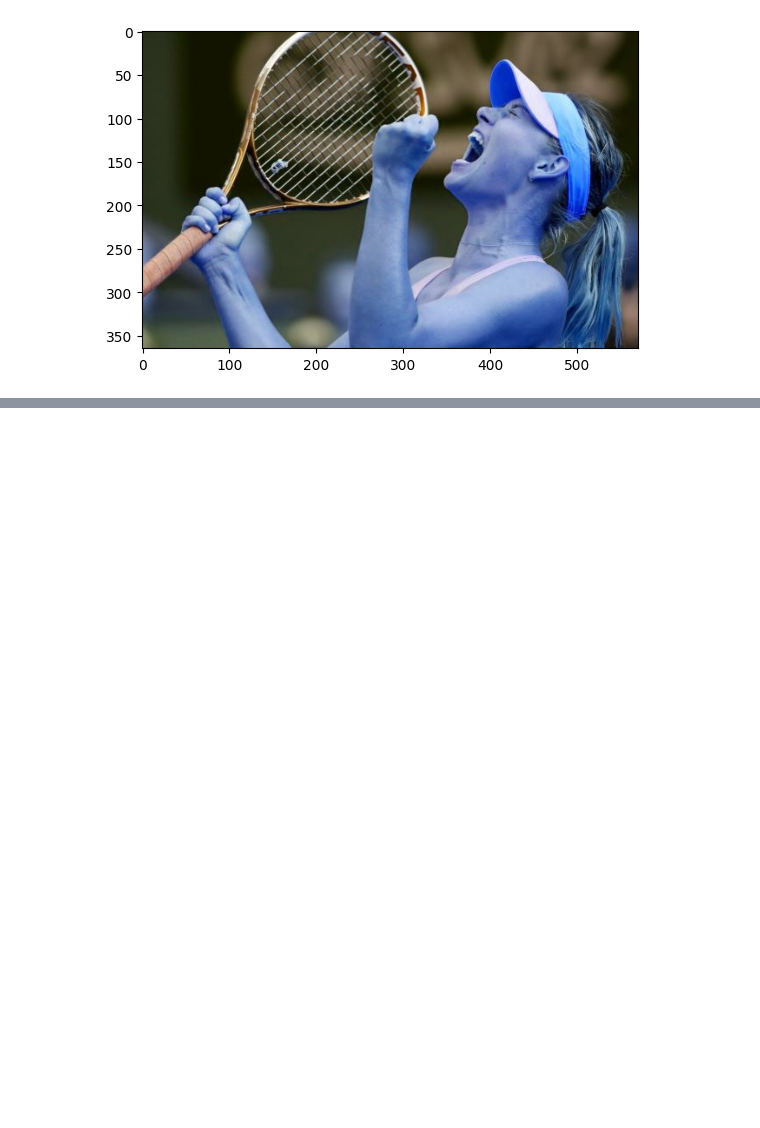
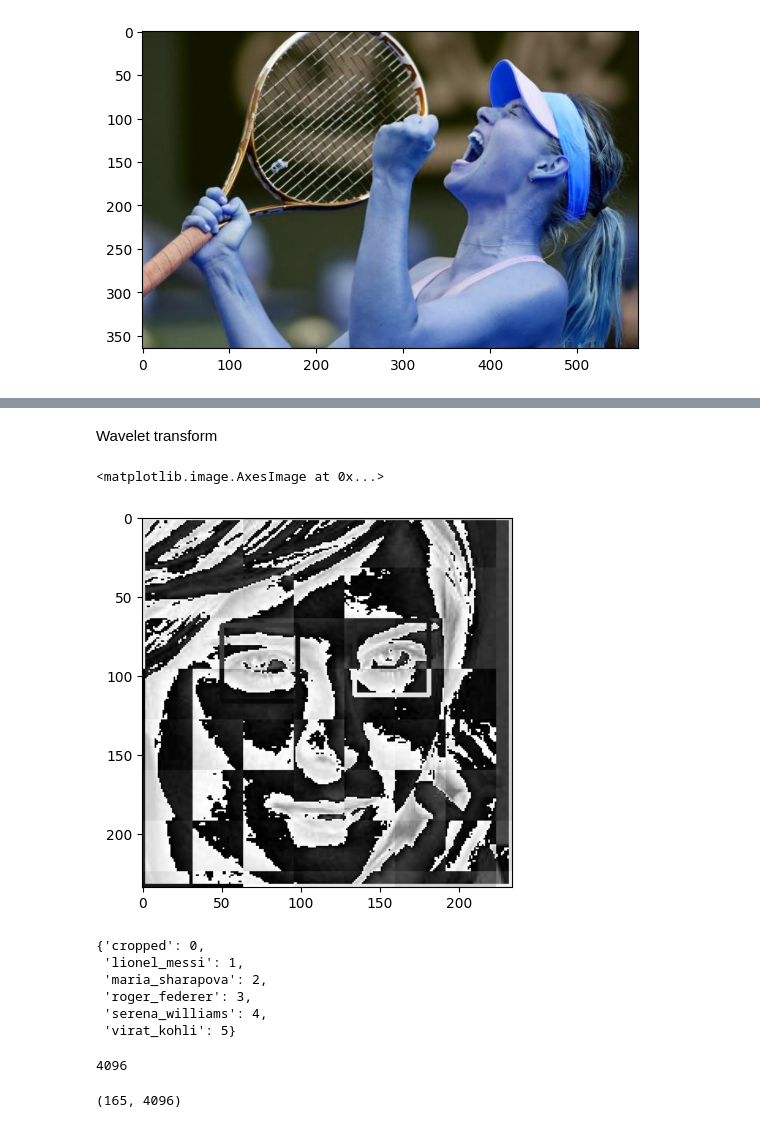
Before and after one commit to Ankurac7/CelebrityFaceRecognition, a Jupyter notebook: model/sports_celebrity_classification.ipynb, the cells around one changed output, grey strips where cells are left out. Saved outputs shown, nothing was run; the diff lists cells and outputs as text; code cells hidden in the pictures; blank space fills up the shorter version.

```diff
--- a/model/sports_celebrity_classification.ipynb
+++ b/model/sports_celebrity_classification.ipynb
@@ -147,0 +156,46 @@ for img_dir in img_dirs:
+# %% [markdown]
+Wavelet transform
+# %%
+#Credits: Stackoverflow
+def w2d(img, mode='haar', level=1):
+    imArray = img
+    #Datatype conversions
+    #convert to grayscale
+    imArray = cv2.cvtColor( imArray,cv2.COLOR_RGB2GRAY )
+    #convert to float
+    imArray =  np.float32(imArray)
+    imArray /= 255;
+    # compute coefficients
+    coeffs=pywt.wavedec2(imArray, mode, level=level)
+
+    #Process Coefficients
+    coeffs_H=list(coeffs)
+    coeffs_H[0] *= 0;
+
+    # reconstruction
+    imArray_H=pywt.waverec2(coeffs_H, mode);
+    imArray_H *= 255;
+    imArray_H =  np.uint8(imArray_H)
+
+    return imArray_H
+# %%
+im_har = w2d(cropped_img,'db1',5)
+plt.imshow(im_har, cmap='gray')
+# %% [output]
+<matplotlib.image.AxesImage at 0x...>
+[figure, added]
+# %%
+#giving a number to each sportsperson for model training(being used in the next cell)
+class_dict = {}
+count = 0
+for celebrity_name in celebrity_file_names_dict.keys():
+    class_dict[celebrity_name] = count
+    count = count + 1
+class_dict
+# %% [output]
+{'cropped': 0,
+ 'lionel_messi': 1,
+ 'maria_sharapova': 2,
+ 'roger_federer': 3,
+ 'serena_williams': 4,
+ 'virat_kohli': 5}
@@ -147,0 +217,9 @@ for img_dir in img_dirs:
+# %%
+len(X[0]) #32*32*3 + 32*32
+# %% [output]
+4096
+# %%
+X = np.array(X).reshape(len(X),4096).astype(float) #convert to float to avoid warnings furing training model
+X.shape
+# %% [output]
+(165, 4096)
```
Also changed, not shown: parts of 4 cells of this notebook, 1 other file.
